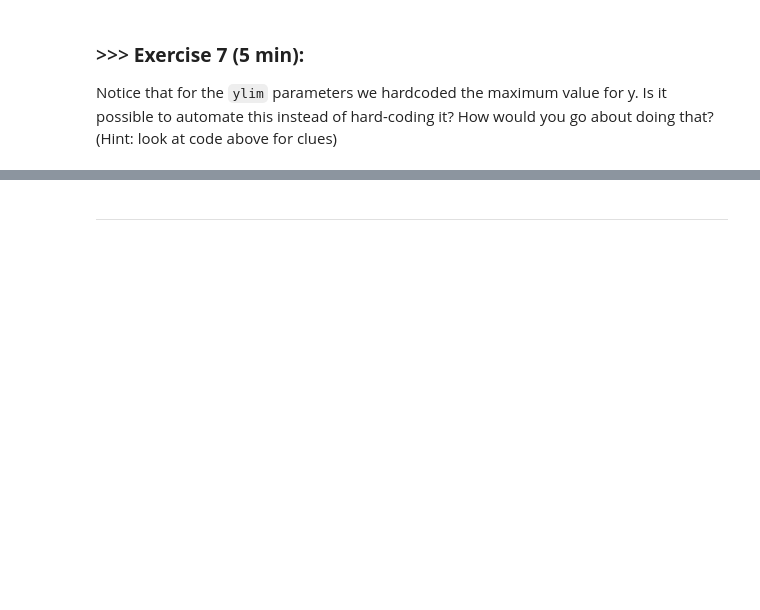
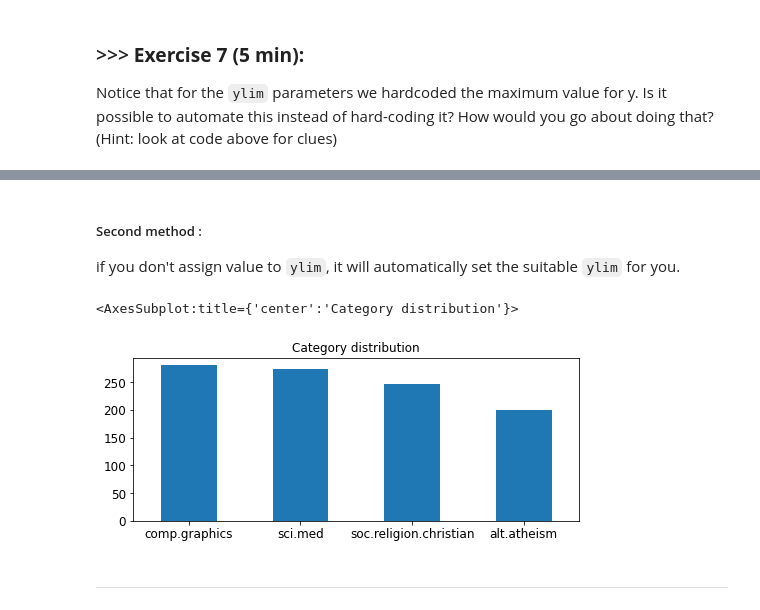
Before and after one commit to npinghuang/DM2022-Lab1-Master, a Jupyter notebook: DM2022-Lab1-Master.ipynb, the cells around one changed output, grey strips where cells are left out. Cells and saved outputs as stored; diff of their text form; code cells hidden in the pictures; blank space fills up the shorter version.

```diff
--- a/DM2022-Lab1-Master.ipynb
+++ b/DM2022-Lab1-Master.ipynb
@@ -758,3 +810,17 @@ Notice that for the `ylim` parameters we hardcoded the maximum value for y. Is i
+# %% [markdown]
+##### Second method :
+if you don't assign value to `ylim`, it will automatically set the suitable `ylim` for you.
+# %%
+# Answer here
+
+# plot barchart for X_sample
+X_sample.category_name.value_counts().plot(kind = 'bar',
+                                           title = 'Category distribution',
+                                        #    ylim = [0, 300],
+                                           rot = 0, fontsize = 12, figsize = (8,3))
+# %% [output]
+<AxesSubplot:title={'center':'Category distribution'}>
+[figure, added]
 # %% [markdown]
 ---
 # %% [markdown]
```
Also changed, not shown: parts of 27 cells of this notebook.
